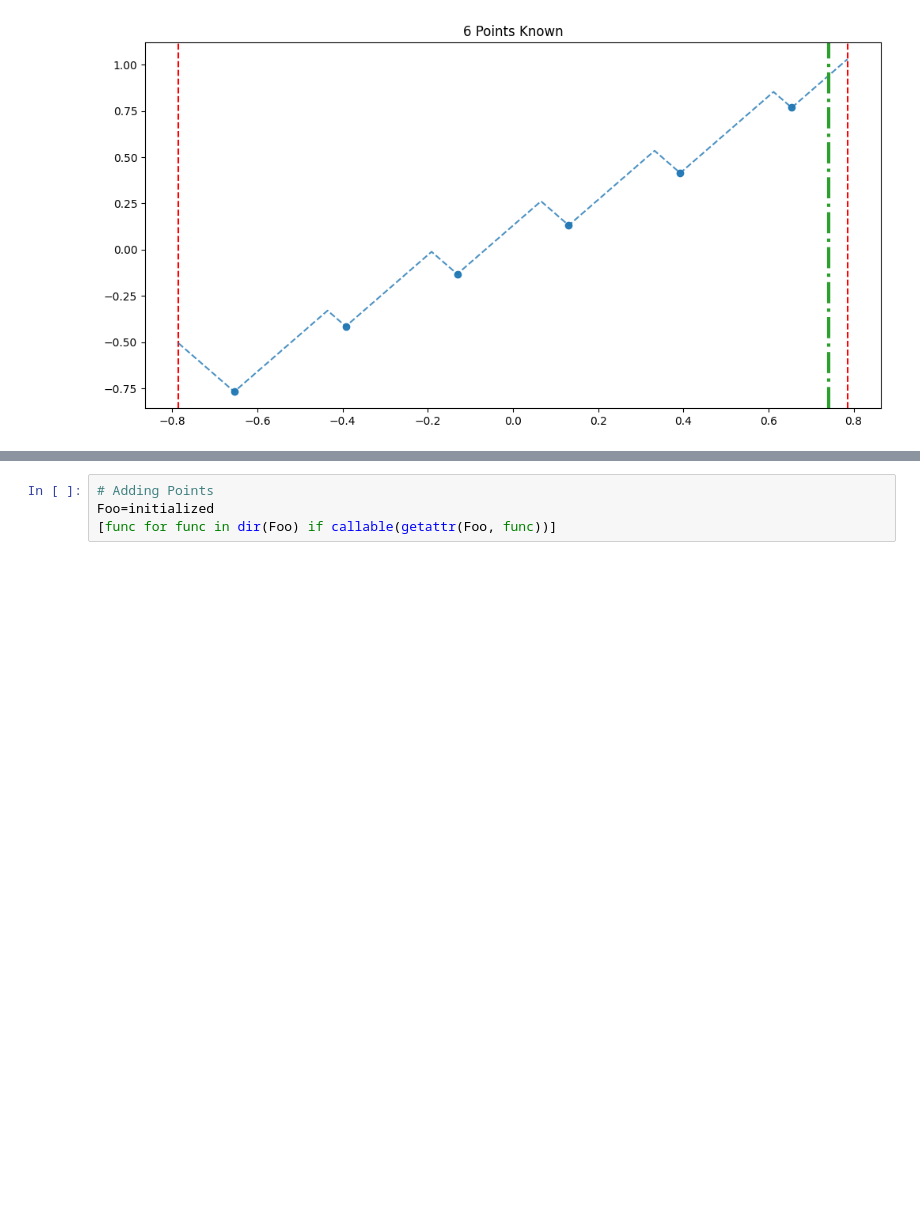
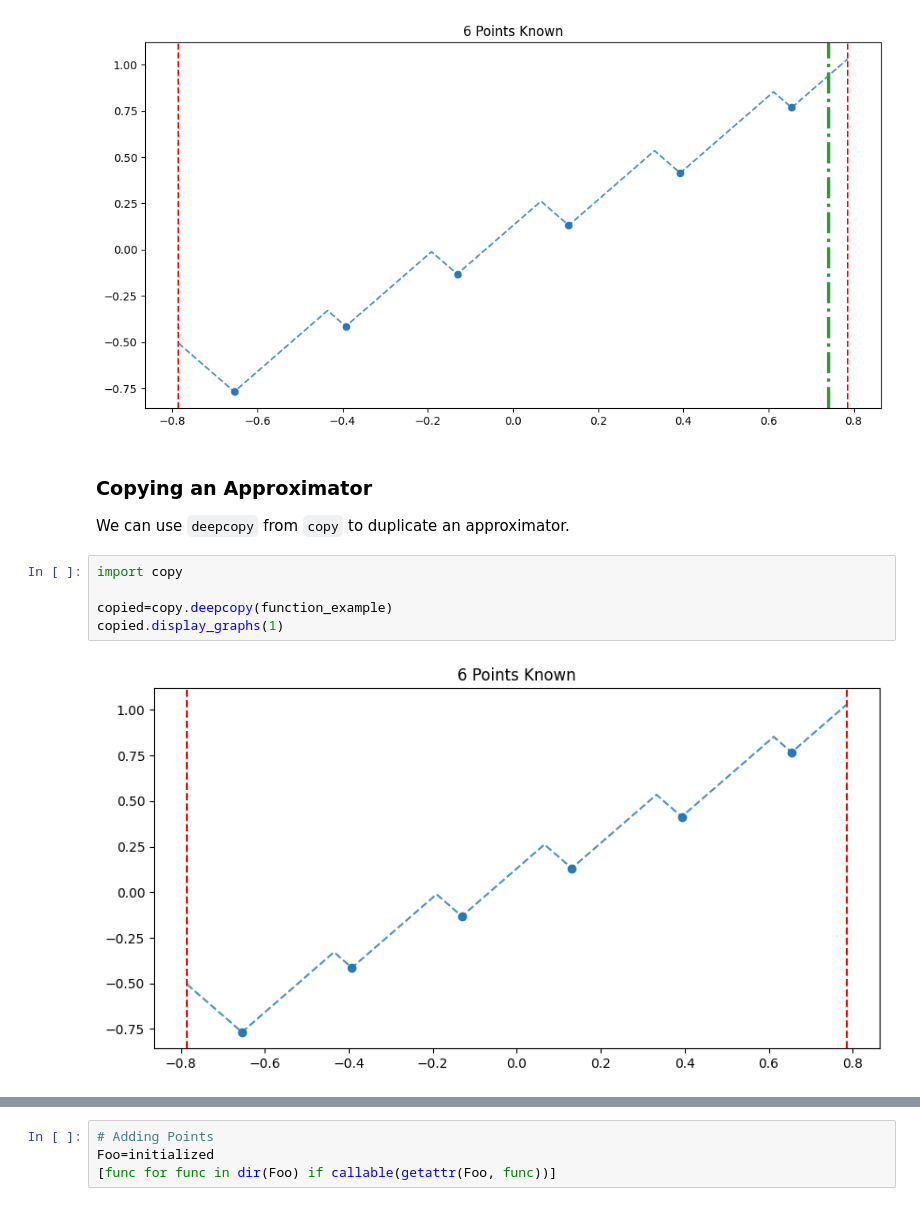
Before and after one commit to DevinGent/locating-maxima, a Jupyter notebook: tutorial.ipynb, the cells around one changed output, grey strips where cells are left out. Drawn from its saved outputs; the diff is of its cells as text; blank space fills up the shorter version.

```diff
--- a/tutorial.ipynb
+++ b/tutorial.ipynb
@@ -321,3 +321,14 @@ ax.axvline(x=new_x, color='tab:green', lw=3, ls='-.')
 plt.show()
 # %% [output]
 [figure]
+# %% [markdown]
+### Copying an Approximator
+
+We can use `deepcopy` from `copy` to duplicate an approximator.
+# %%
+import copy
+
+copied=copy.deepcopy(function_example)
+copied.display_graphs(1)
+# %% [output]
+[figure, added]
```
Also changed, not shown: parts of 3 cells of this notebook, 3 other files.
